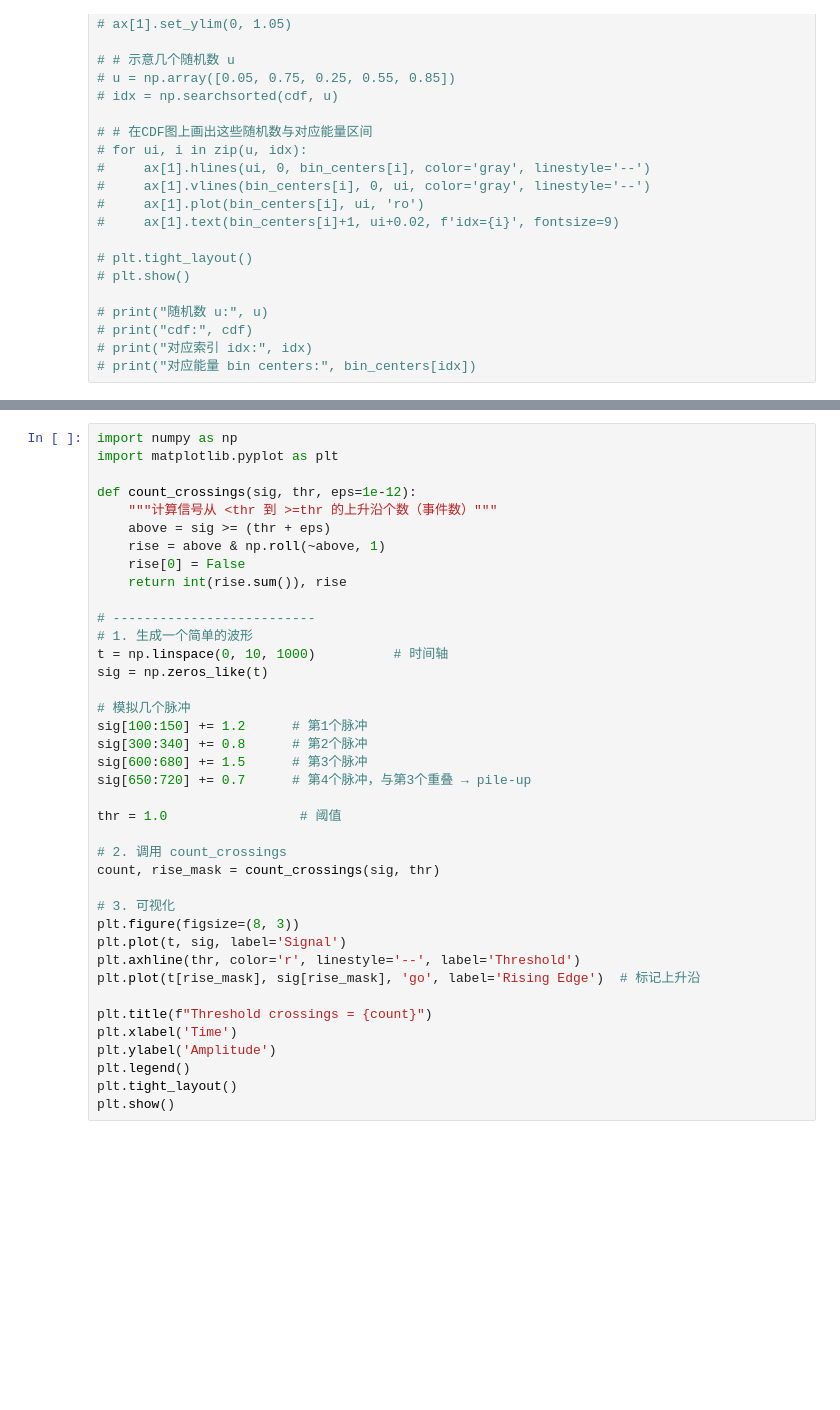
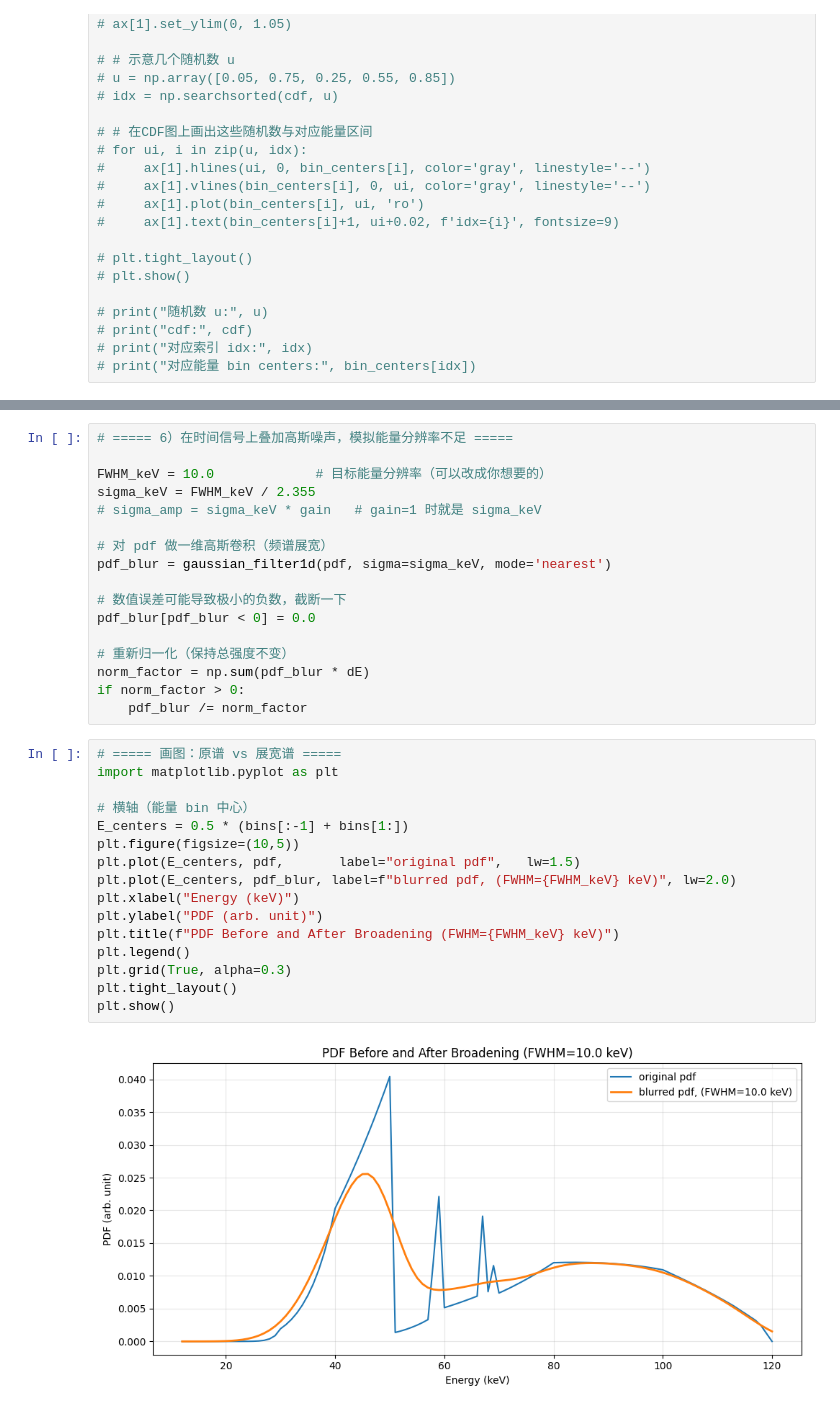
Before and after one commit to lifei-china/PhotonDetector, a Jupyter notebook: poisson_signal_generator.ipynb, the cells around one changed output, grey strips where cells are left out. Drawn from its saved outputs; the diff is of its cells as text; blank space fills up the shorter version.

```diff
--- a/poisson_signal_generator.ipynb
+++ b/poisson_signal_generator.ipynb
@@ -312,39 +229,35 @@ print(f"Generated {len(times)} events in {400e-6:.2e} s (observed ~ {len(times)/
-# %%
-import numpy as np
-import matplotlib.pyplot as plt
-
-def count_crossings(sig, thr, eps=1e-12):
-    """计算信号从 <thr 到 >=thr 的上升沿个数（事件数）"""
-    above = sig >= (thr + eps)
-    rise = above & np.roll(~above, 1)
-    rise[0] = False
-    return int(rise.sum()), rise
-
-# --------------------------
-# 1. 生成一个简单的波形
-t = np.linspace(0, 10, 1000)          # 时间轴
-sig = np.zeros_like(t)
-
-# 模拟几个脉冲
-sig[100:150] += 1.2      # 第1个脉冲
-sig[300:340] += 0.8      # 第2个脉冲
-sig[600:680] += 1.5      # 第3个脉冲
-sig[650:720] += 0.7      # 第4个脉冲，与第3个重叠 → pile-up
-
-thr = 1.0                 # 阈值
-
-# 2. 调用 count_crossings
-count, rise_mask = count_crossings(sig, thr)
-
-# 3. 可视化
-plt.figure(figsize=(8, 3))
-plt.plot(t, sig, label='Signal')
-plt.axhline(thr, color='r', linestyle='--', label='Threshold')
-plt.plot(t[rise_mask], sig[rise_mask], 'go', label='Rising Edge')  # 标记上升沿
-
-plt.title(f"Threshold crossings = {count}")
-plt.xlabel('Time')
-plt.ylabel('Amplitude')
-plt.legend()
-plt.tight_layout()
-plt.show()
+# %%
+# ===== 6）在时间信号上叠加高斯噪声，模拟能量分辨率不足 =====
+
+FWHM_keV = 10.0             # 目标能量分辨率（可以改成你想要的）
+sigma_keV = FWHM_keV / 2.355
+# sigma_amp = sigma_keV * gain   # gain=1 时就是 sigma_keV
+
+# 对 pdf 做一维高斯卷积（频谱展宽）
+pdf_blur = gaussian_filter1d(pdf, sigma=sigma_keV, mode='nearest')
+
+# 数值误差可能导致极小的负数，截断一下
+pdf_blur[pdf_blur < 0] = 0.0
+
+# 重新归一化（保持总强度不变）
+norm_factor = np.sum(pdf_blur * dE)
+if norm_factor > 0:
+    pdf_blur /= norm_factor
+# %%
+# ===== 画图：原谱 vs 展宽谱 =====
+import matplotlib.pyplot as plt
+
+# 横轴（能量 bin 中心）
+E_centers = 0.5 * (bins[:-1] + bins[1:])
+plt.figure(figsize=(10,5))
+plt.plot(E_centers, pdf,       label="original pdf",   lw=1.5)
+plt.plot(E_centers, pdf_blur, label=f"blurred pdf, (FWHM={FWHM_keV} keV)", lw=2.0)
+plt.xlabel("Energy (keV)")
+plt.ylabel("PDF (arb. unit)")
+plt.title(f"PDF Before and After Broadening (FWHM={FWHM_keV} keV)")
+plt.legend()
+plt.grid(True, alpha=0.3)
+plt.tight_layout()
+plt.show()
+# %% [output]
+[figure, added]
```
Also changed, not shown: parts of 12 cells of this notebook, 2 other files.
